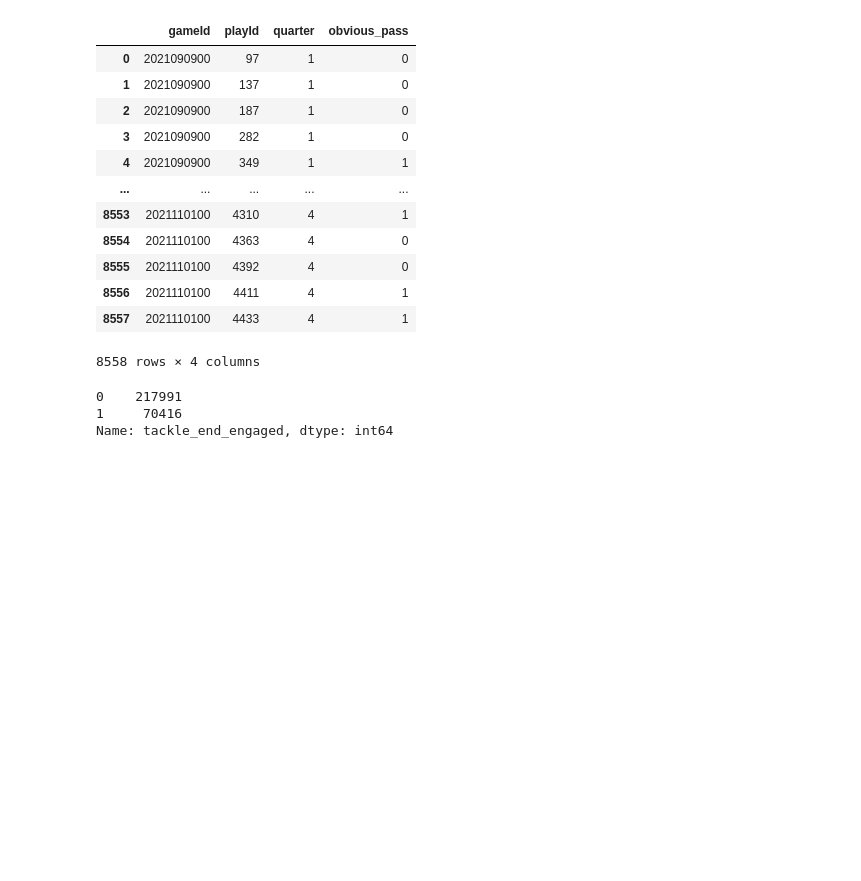
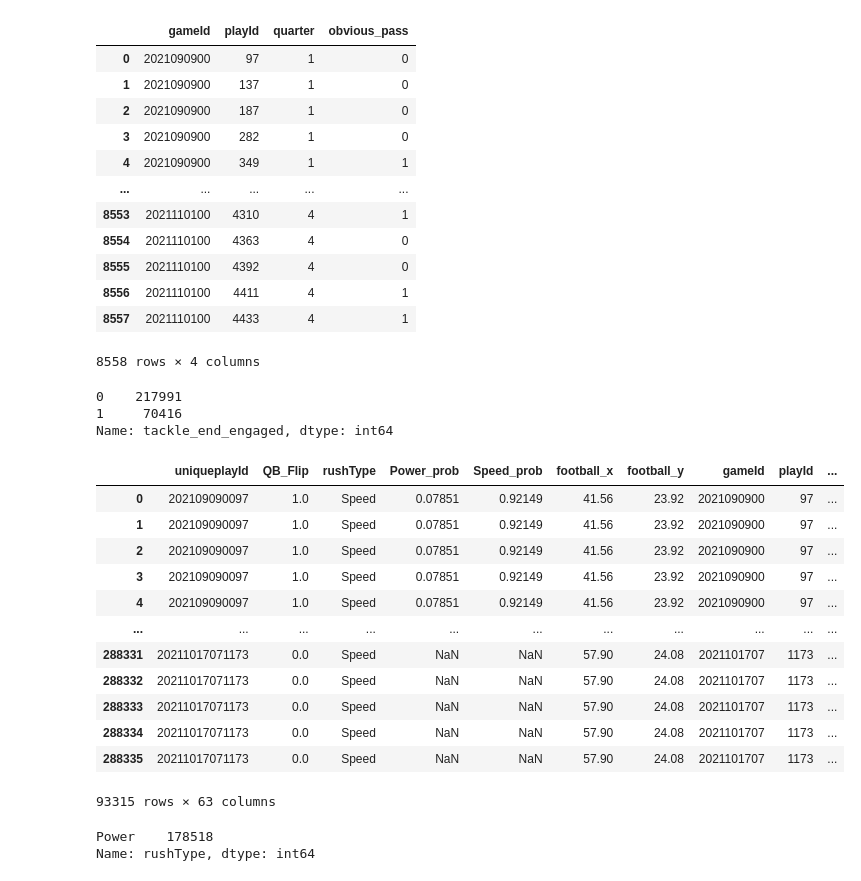
Before and after one commit to cnickol26/BigDataBowl2023, a Jupyter notebook: Modeling.ipynb, the cells around one changed output. Cells and saved outputs as stored; diff of their text form; code cells hidden in the pictures; blank space fills up the shorter version.

```diff
--- a/Modeling.ipynb
+++ b/Modeling.ipynb
@@ -114,0 +117,17 @@ model_data7['tackle_qb_dist'] = dist(model_data7['Tackle_new_x'], model_data7['T
+# %%
+speed = model_data7[model_data7['rushType'] == 'Speed']
+speed
+# %% [output]
+|  | uniqueplayId | QB_Flip | rushType | Power_prob | Speed_prob | football_x | football_y | gameId | playId | ... |
+| 0 | 202109090097 | 1.0 | Speed | 0.07851 | 0.92149 | 41.56 | 23.92 | 2021090900 | 97 | ... |
+| 1 | 202109090097 | 1.0 | Speed | 0.07851 | 0.92149 | 41.56 | 23.92 | 2021090900 | 97 | ... |
+| 2 | 202109090097 | 1.0 | Speed | 0.07851 | 0.92149 | 41.56 | 23.92 | 2021090900 | 97 | ... |
+| 3 | 202109090097 | 1.0 | Speed | 0.07851 | 0.92149 | 41.56 | 23.92 | 2021090900 | 97 | ... |
+| 4 | 202109090097 | 1.0 | Speed | 0.07851 | 0.92149 | 41.56 | 23.92 | 2021090900 | 97 | ... |
+| ... | ... | ... | ... | ... | ... | ... | ... | ... | ... | ... |
+| 288331 | 20211017071173 | 0.0 | Speed | NaN | NaN | 57.90 | 24.08 | 2021101707 | 1173 | ... |
+| 288332 | 20211017071173 | 0.0 | Speed | NaN | NaN | 57.90 | 24.08 | 2021101707 | 1173 | ... |
+| 288333 | 20211017071173 | 0.0 | Speed | NaN | NaN | 57.90 | 24.08 | 2021101707 | 1173 | ... |
+| 288334 | 20211017071173 | 0.0 | Speed | NaN | NaN | 57.90 | 24.08 | 2021101707 | 1173 | ... |
+| 288335 | 20211017071173 | 0.0 | Speed | NaN | NaN | 57.90 | 24.08 | 2021101707 | 1173 | ... |
+93315 rows × 63 columns
@@ -115,3 +136,8 @@ model_data7['tackle_qb_dist'] = dist(model_data7['Tackle_new_x'], model_data7['T
+# %%
+model_data7['rushType'].value_counts()
+# %% [output]
+Power    178518
+Name: rushType, dtype: int64
 # %%
 subset = model_data7[model_data7['tackle_end_engaged'] == 1]
 # %%
```
Also changed, not shown: parts of 17 cells of this notebook.
